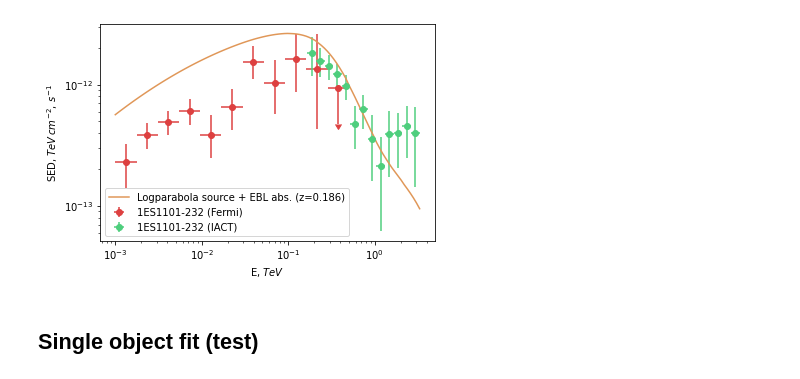
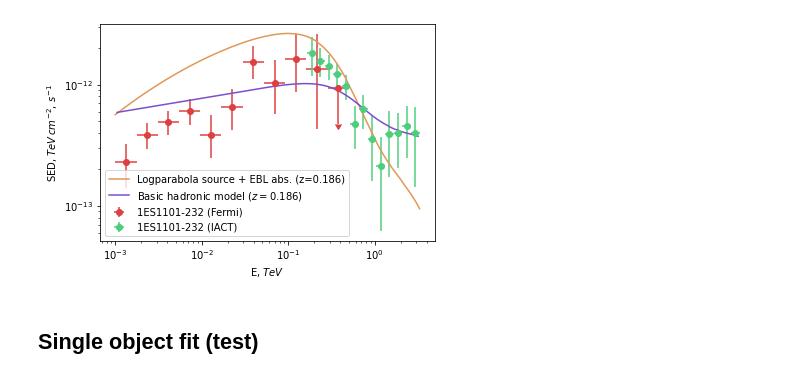
Before and after one commit to nj-vs-vh/kill-basic-hadronic-model, a Jupyter notebook: analysis-abs-only.ipynb, the cells around one changed output. Drawn from its saved outputs; the diff is of its cells as text; code cells hidden in the pictures.

```diff
--- a/analysis-abs-only.ipynb
+++ b/analysis-abs-only.ipynb
@@ -17,21 +17,21 @@ _ = reload(utils)
 # %%
 obj = exp.Object.by_name('1ES1101-232')
 model = models.LogparabolaThroughEblSED.for_object(obj)
 model.set_parameters(*model.estimate_params(obj))
 
 model_basic = models.BasicHadronicModelSED.at_z(obj.z)
 model_basic.normalize_to_experimental_sed(obj.seds[0])
 
 fig, ax = plt.subplots(figsize=(6, 4))
 
 obj.plot(ax)
 model.plot(ax, E_min=obj.E_min, E_max=obj.E_max)
-# model_basic.plot(ax, E_min=obj.E_min, E_max=obj.E_max)
+model_basic.plot(ax, E_min=obj.E_min, E_max=obj.E_max)
 
 ax.legend()
 plt.show()
 # %% [output]
-[figure, old version]
+[figure, new version]
 # %% [markdown]
 ## Single object fit (test)
 # %%
```
Also changed, not shown: 2 other files.
